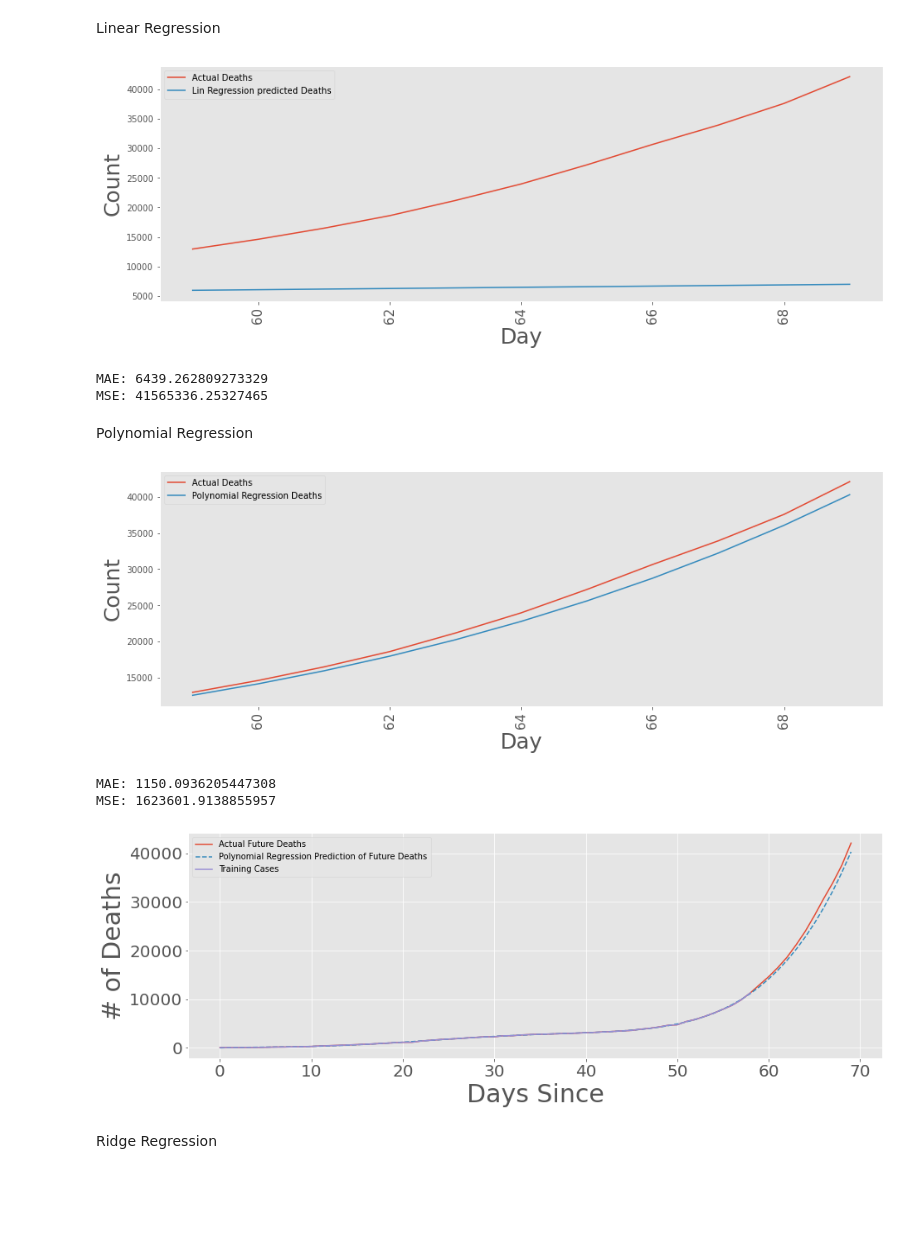
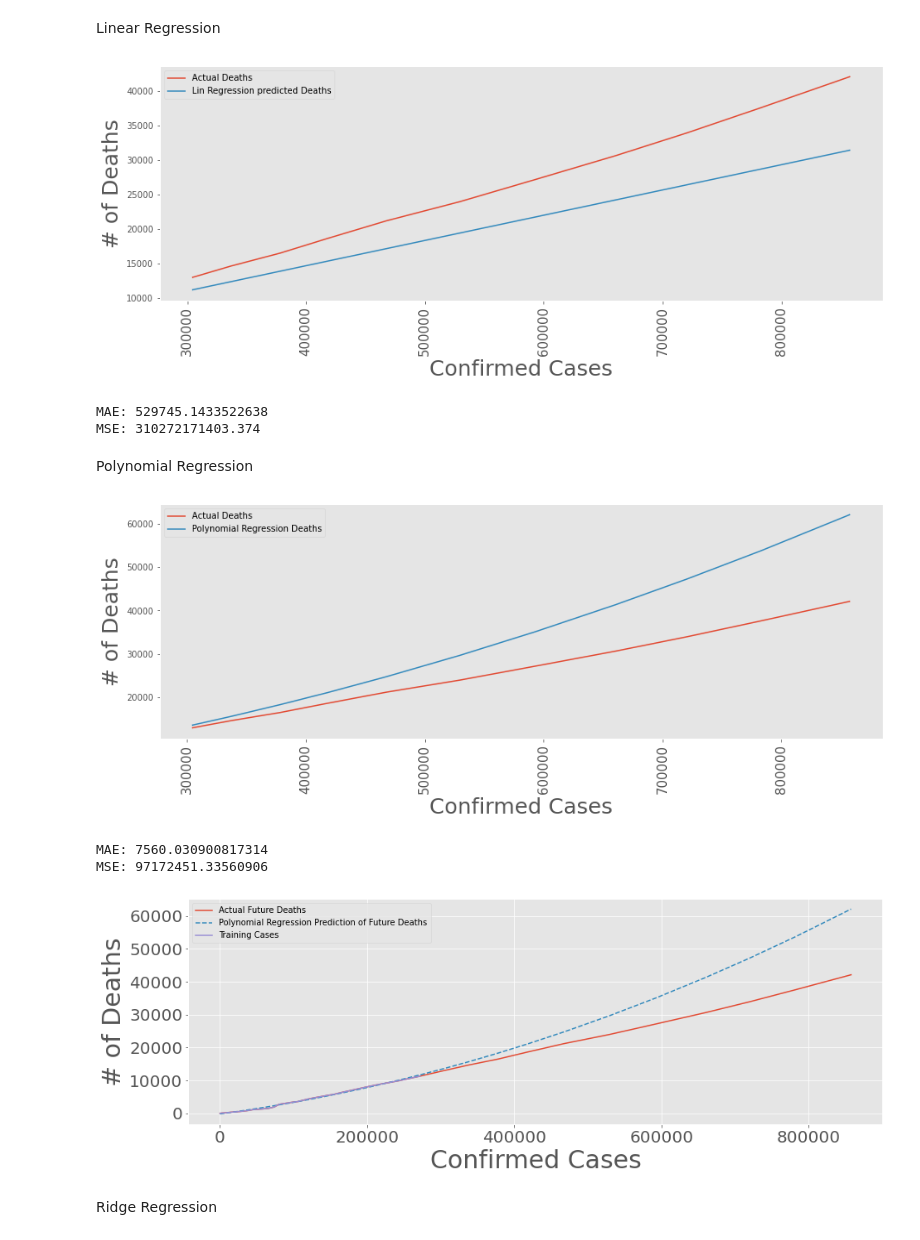
Before and after one commit to Mahendra275/fmml20210775_Labs_and_Projects, a Jupyter notebook: Project_Module6_fmml20210775.ipynb, the cells around one changed output. Drawn from its saved outputs; the diff is of its cells as text; code cells hidden in the pictures; blank space fills up the shorter version.

```diff
--- a/Project_Module6_fmml20210775.ipynb
+++ b/Project_Module6_fmml20210775.ipynb
@@ -461,5 +471,5 @@ From the above heat map, we see that Deaths and Days Since are have positive cor
 # %%
-X = np.array(df_date_tots["Days Since:"]).reshape(-1,1)
+X = np.array(df_date_tots["Confirmed"]).reshape(-1,1)
 y = np.array(df_date_tots["Deaths"])
 # %% [markdown]
 Taking First 85% as Train and rest as Test
@@ -478,26 +488,26 @@ lin_pred = lin_model.predict(X)
 # %%
 plt.figure(figsize = [15,5])
 # plotting the actual values for the future days
 plt.plot(X_test,
          y_test,
          label = "Actual Deaths")
 # plotting the predicited values for the future days
 plt.plot(X_test,
          test_lin_pred,
          label = "Lin Regression predicted Deaths")
 plt.grid();
 plt.legend();
-plt.xlabel("Day", size = 25)
-plt.ylabel("Count", size = 25)
+plt.xlabel("Confirmed Cases", size = 25)
+plt.ylabel("# of Deaths", size = 25)
 plt.xticks(rotation = 90, size = 15)
 plt.show()
 
 print('MAE:', mean_absolute_error (test_lin_pred, X_test))
 print('MSE:', mean_squared_error  (test_lin_pred, X_test))
 # %% [output]
-[figure, old version]
+[figure, new version]
-MAE: 6439.262809273329
-MSE: 41565336.25327465
+MAE: 529745.1433522638
+MSE: 310272171403.374
 # %% [markdown]
 Polynomial Regression
 # %%
@@ -524,17 +534,17 @@ plt.plot(X_test,
          label = "Polynomial Regression Deaths")
 plt.grid();
 plt.legend();
-plt.xlabel("Day", size = 25)
-plt.ylabel("Count", size = 25)
+plt.xlabel("Confirmed Cases", size = 25)
+plt.ylabel("# of Deaths", size = 25)
 plt.xticks(rotation = 90, size = 15);
 plt.show()
 
 print('MAE:', mean_absolute_error(test_poly_pred, y_test))
 print('MSE:',mean_squared_error(test_poly_pred, y_test))
 # %% [output]
-[figure, old version]
+[figure, new version]
-MAE: 1150.0936205447308
-MSE: 1623601.9138855957
+MAE: 7560.030900817314
+MSE: 97172451.33560906
 # %%
 plt.figure(figsize=(15, 5))
 plt.plot(X,
@@ -550,14 +560,14 @@ plt.plot(X_train,
          y_train,
          label = 'Training Cases')
 
-plt.xlabel('Days Since', size = 30)
+plt.xlabel('Confirmed Cases', size = 30)
 plt.ylabel('# of Deaths', size = 30)
 plt.legend()
 plt.xticks(size=20)
 plt.yticks(size=20)
 plt.show()
 # %% [output]
-[figure, old version]
+[figure, new version]
 # %% [markdown]
 Ridge Regression
 # %%
```
Also changed, not shown: parts of 18 cells of this notebook.
